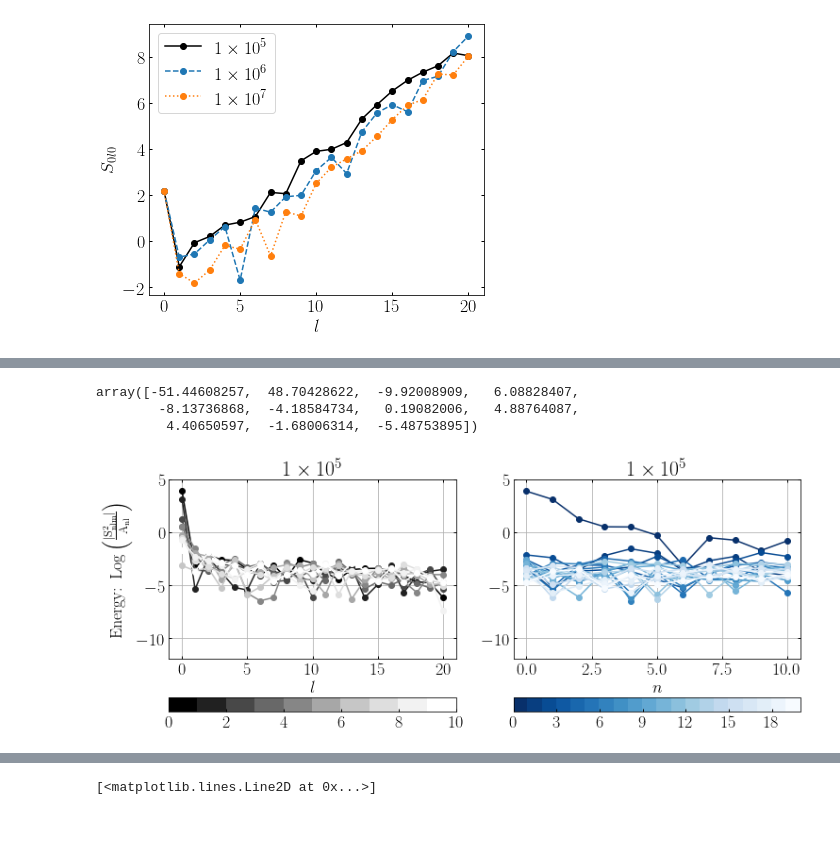
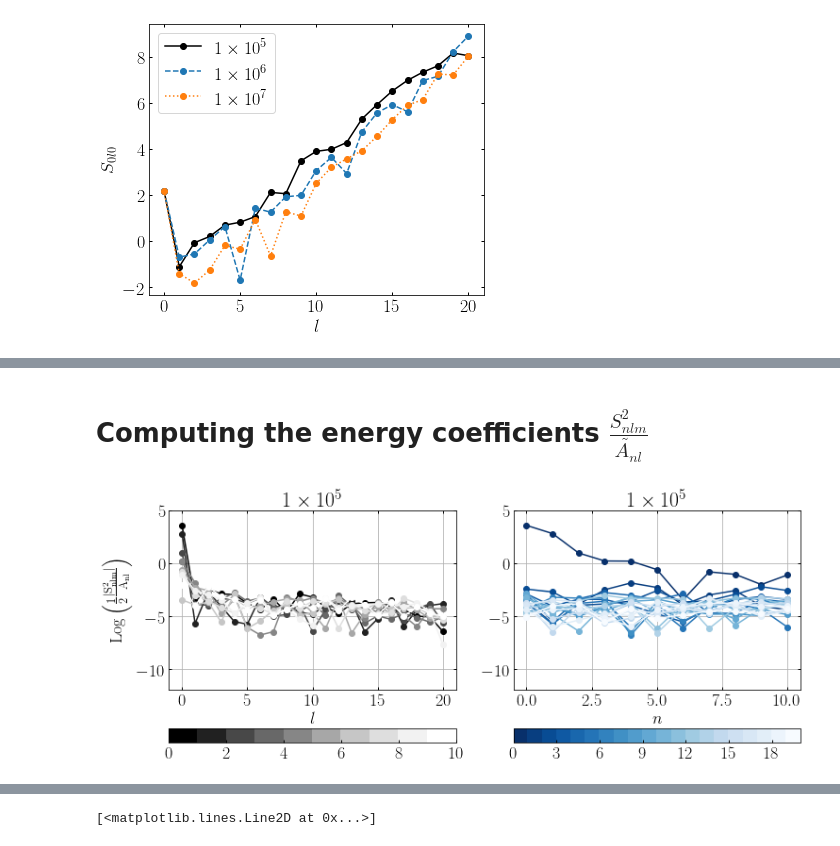
Before and after one commit to jngaravitoc/BFE-c, a Jupyter notebook: code/computing_coefficients.ipynb, the cells around one changed output, grey strips where cells are left out. Cells and saved outputs as stored; diff of their text form; code cells hidden in the pictures.

```diff
--- a/code/computing_coefficients.ipynb
+++ b/code/computing_coefficients.ipynb
@@ -279,49 +343,45 @@ savefig('S_l_henrquist.pdf')
+# %% [markdown]
+# Computing the energy coefficients $\frac{S_{nlm}^2}{\tilde{A_{nl}}}$
 # %%
 A_nl_array = np.zeros((11, 21))
 for j in range(11):
     for i in range(21):
         A_nl_array[j][i] = Anl(j, i)
-# %%
-S_biff[:,0,0]/A_nl_array[:,0]
-# %% [output]
-array([-51.44608257,  48.70428622,  -9.92008909,   6.08828407,
-        -8.13736868,  -4.18584734,   0.19082006,   4.88764087,
-         4.40650597,  -1.68006314,  -5.48753895])
 # %%
 figure(figsize=(12, 5))
 
 c1 = np.arange(1., 10 + 1)
 cmap1 = plt.get_cmap("Greys_r", len(c1))
 norm1 = matplotlib.colors.BoundaryNorm(np.arange(len(c1)+1),len(c1))
 sm1 = plt.cm.ScalarMappable(norm=norm1, cmap=cmap1)
 sm1.set_array([])
 
 c2 = np.arange(1., 20 + 1)
 cmap2 = plt.get_cmap("Blues_r", len(c2))
 norm2 = matplotlib.colors.BoundaryNorm(np.arange(len(c2)+1),len(c2))
 sm2 = plt.cm.ScalarMappable(norm=norm2, cmap=cmap2)
 sm2.set_array([])
 
 subplot(1, 2, 1)
 title(r'$1\times 10^{5}$')
 
 for i in range(10):
-    plot(np.arange(0, 21, 1), np.log10(np.abs(S_biff[i,:,0]**2/A_nl_array[i])), '-o', c=cmap1(i))
+    plot(np.arange(0, 21, 1), np.log10(np.abs(0.5*S_biff[i,:,0]**2/A_nl_array[i])), '-o', c=cmap1(i))
 
 colorbar(sm1, orientation='horizontal')
 xlabel('$l$')
-ylabel(r'Energy: $\rm{Log}\left(\frac{|S_{nlm}^2|}{A_{nl}}\right)$')
+ylabel(r'$\rm{Log}\left(\frac{1}{2}\frac{|S_{nlm}^2|}{A_{nl}}\right)$')
 ylim(-12, 5)
 grid()
 
 subplot(1, 2, 2)
 title(r'$1\times 10^{5}$')
 for i in range(20):
-    plot(np.arange(0, 11, 1), np.log10(np.abs(S_biff[:,i,0]**2/A_nl_array[:,i])), '-o', c=cmap2(i))
+    plot(np.arange(0, 11, 1), np.log10(np.abs(0.5*S_biff[:,i,0]**2/A_nl_array[:,i])), '-o', c=cmap2(i))
 colorbar(sm2, orientation='horizontal')
 xlabel('$n$')
 ylim(-12, 5)
 grid()
-savefig('energy_terms_hern_a_40_1E5.pdf', bbox_inches='tight')
+#savefig('energy_terms_hern_a_40_1E5.pdf', bbox_inches='tight')
 # %% [output]
-[figure, old version]
+[figure, new version]
```
Also changed, not shown: parts of 15 cells of this notebook, 1 other file.
